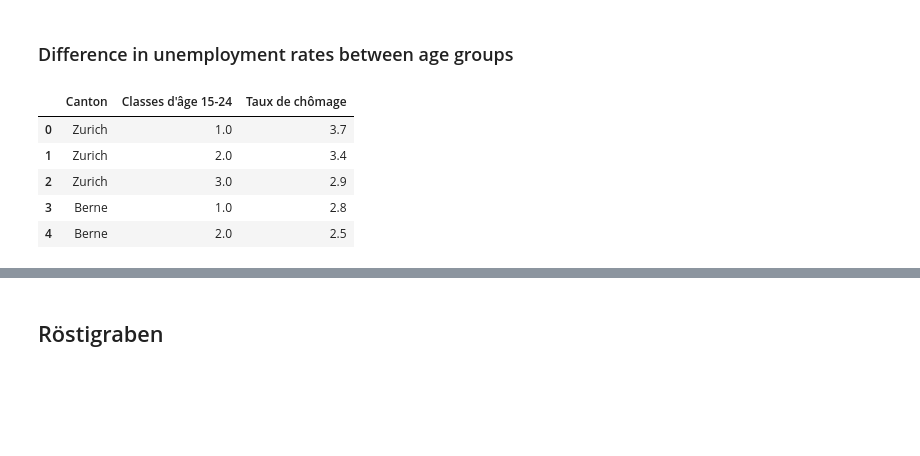
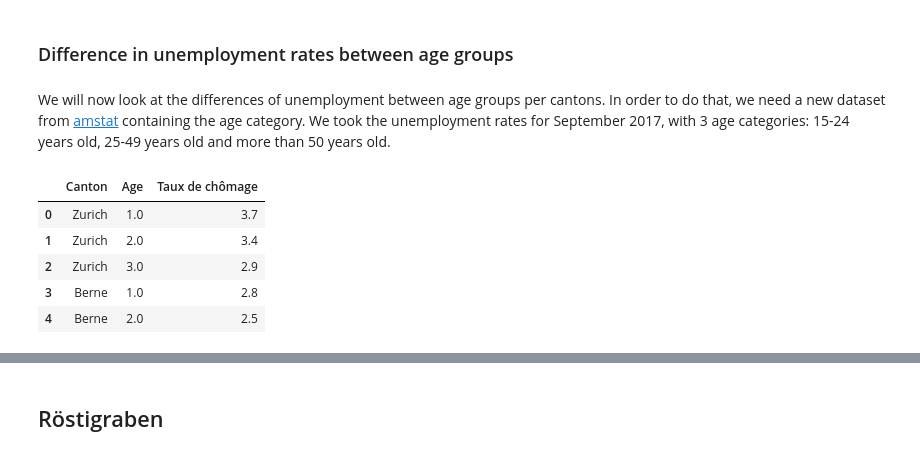
Before and after one commit to julied20/ada-2017, a Jupyter notebook: Homeworks/Homework03/Homework03_Tristan.ipynb, the cells around one changed output, grey strips where cells are left out. Cells and saved outputs as stored; diff of their text form; code cells hidden in the pictures; blank space fills up the shorter version.

```diff
--- a/Homeworks/Homework03/Homework03_Tristan.ipynb
+++ b/Homeworks/Homework03/Homework03_Tristan.ipynb
@@ -333,15 +302,18 @@ The two Cantons where we observe the lowest value are Geneva and Obwald. Two can
 One observation for the highest rates comes from the absence of big cities in them. For example, Jura and Valais are both next to a border, but they present a lack of attractive cities for foreigners to come and jobs to flourish.
 # %% [markdown]
 ### Difference in unemployment rates between age groups
+# %% [markdown]
+We will now look at the differences of unemployment between age groups per cantons. In order to do that, we need a new dataset from [amstat](www.amstat.ch) containing the age category. We took the unemployment rates for September 2017, with 3 age categories: 15-24 years old, 25-49 years old and more than 50 years old.
 # %%
 TXT_PATH = 'data/question_2_3/jeune_vieux.txt'
 
 age_df = pd.read_table(TXT_PATH, ',')
 age_df = age_df.drop(['25-49','Septembre 2017','Mesures','Coefficients de variation', 'Chômeurs inscrits','Taux de chômage.1','Total','Total_N','Total2'], axis = 1)
+age_df = age_df.rename(index=str, columns={ "Classes d'âge 15-24" : "Age"});
 age_df = age_df[:78]
 age_df.head()
 # %% [output]
-|  | Canton | Classes d'âge 15-24 | Taux de chômage |
+|  | Canton | Age | Taux de chômage |
 | 0 | Zurich | 1.0 | 3.7 |
 | 1 | Zurich | 2.0 | 3.4 |
 | 2 | Zurich | 3.0 | 2.9 |
```
Also changed, not shown: parts of 10 cells of this notebook.
